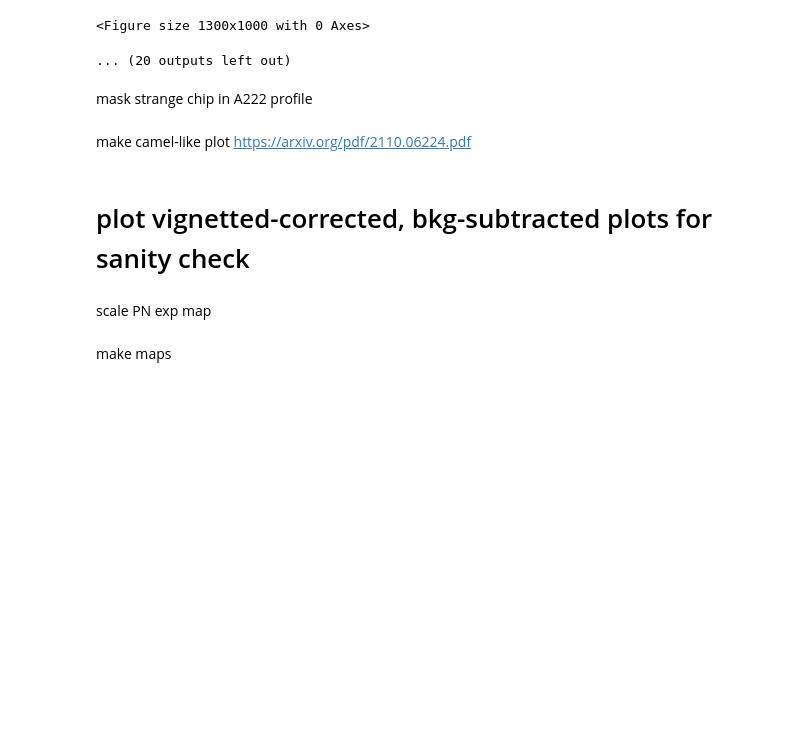
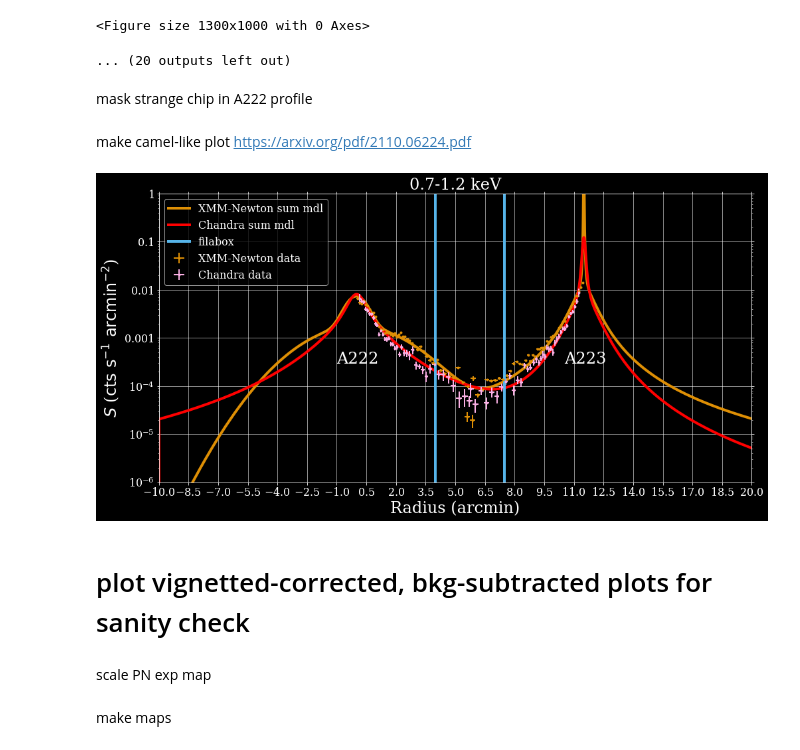
Before and after one commit to yanlingchen1/XMM_datareduction, a Jupyter notebook: extract_clus_profile_pyproffit.ipynb, the cells around one changed output. Saved outputs shown, nothing was run; the diff lists cells and outputs as text; code cells hidden in the pictures; blank space fills up the shorter version.

```diff
--- a/extract_clus_profile_pyproffit.ipynb
+++ b/extract_clus_profile_pyproffit.ipynb
@@ -528,7 +528,7 @@ plt.yscale('linear')
 make camel-like plot
 https://arxiv.org/pdf/2110.06224.pdf
 # %%
-# plt.style.use('dark_background')
+plt.style.use('dark_background')
 
 from glob import glob
 today = '2023-05-11'
@@ -573,7 +573,7 @@ hdul = fits.open(fname)
 dat = hdul[1].data
 mdl = hdul[2].data
 msk = dat['RADIUS'] < 6
-plt.errorbar(dat['RADIUS'][msk], (dat['SB'][msk]-np.power(10, mdl['VALUE'][-1]))/xmm_Aeff, yerr=dat['ERR_SB'][msk]/xmm_Aeff, xerr=dat['WIDTH'][msk], c = 'g',fmt = '.')
+plt.errorbar(dat['RADIUS'][msk], (dat['SB'][msk]-np.power(10, mdl['VALUE'][-1]))/xmm_Aeff, yerr=dat['ERR_SB'][msk]/xmm_Aeff, linewidth=2,xerr=dat['WIDTH'][msk], c = cb[1],fmt = '.')
 xmm_Aeff = 1 #400
 fname = glob(f'{xmm_path}/*A223*EPIC*700-1200*doublebeta_profile_noclfila.fits')[0]
 hdul = fits.open(fname)
@@ -586,7 +586,7 @@ x_a223mdl = np.arange(11.5-10,11.5+10, 0.01)
 y_mdl = np.zeros(x_mdl.shape)
 y_mdl[(x_mdl>(x_a222mdl[0]-0.01))&(x_mdl<=x_a222mdl[-1])] = y_a222mdl
 y_mdl[(x_mdl>=x_a223mdl[0])&(x_mdl<(x_a223mdl[-1]+0.01))] += y_a223mdl
-plt.plot(x_mdl, y_mdl,c = 'g', linestyle = '-', label = 'XMM-Newton sum mdl')
+plt.plot(x_mdl, y_mdl,c = cb[1], linestyle = '-', label = 'XMM-Newton sum mdl')
 msk = dat['RADIUS'] < 6
 
 # plt.errorbar(11.5-dat['RADIUS'][msk], (dat['SB'][msk]-skybg)/xmm_Aeff, yerr=dat['ERR_SB'][msk]/xmm_Aeff, xerr=dat['WIDTH'][msk], c = cb[-5],fmt = 'o', label = 'xmm_wofila')
@@ -597,7 +597,7 @@ hdul = fits.open(fname)
 dat = hdul[1].data
 mdl = hdul[2].data
 msk = dat['RADIUS'] < 6
-plt.errorbar(11.5-dat['RADIUS'][msk], (dat['SB'][msk]-np.power(10, mdl['VALUE'][-1]))/xmm_Aeff, yerr=dat['ERR_SB'][msk]/xmm_Aeff, xerr=dat['WIDTH'][msk], c = 'g',label = 'XMM-Newton data',fmt = '.')
+plt.errorbar(11.5-dat['RADIUS'][msk], (dat['SB'][msk]-np.power(10, mdl['VALUE'][-1]))/xmm_Aeff, yerr=dat['ERR_SB'][msk]/xmm_Aeff, xerr=dat['WIDTH'][msk], c = cb[1],linewidth=2, label = 'XMM-Newton data',fmt = '.')
 
 ### load chandra models
 fname = glob(f'{chandra_path}/*A222*chan*0.7-1.2*doublebeta*10am*')[0]
@@ -648,37 +648,39 @@ msk = dat['RADIUS'] < 6
 
 fname = glob(f'{chandra_path}/*A222*chandra*0.7-1.2*doublebeta_profile_inclfila.fits')[0]
 hdul = fits.open(fname)
 dat = hdul[1].data
 mdl = hdul[2].data
 msk = dat['RADIUS'] < 6
-plt.errorbar(dat['RADIUS'][msk], (dat['SB'])[msk]* chandra_Aeff-np.power(10, mdl['VALUE'][-1]), yerr=dat['ERR_SB'][msk]* chandra_Aeff, xerr=dat['WIDTH'][msk], c = cb[-4],fmt = 'o')
+plt.errorbar(dat['RADIUS'][msk], (dat['SB'])[msk]* chandra_Aeff-np.power(10, mdl['VALUE'][-1]), yerr=dat['ERR_SB'][msk]* chandra_Aeff, xerr=dat['WIDTH'][msk],linewidth=2, c = cb[-4],fmt = '.')
 
 fname = glob(f'{chandra_path}/*A223*chandra*0.7-1.2*doublebeta_profile.fits')[0]
 hdul = fits.open(fname)
 dat = hdul[1].data
 mdl = hdul[2].data
 msk = dat['RADIUS'] < 6
 # plt.errorbar(11.5-dat['RADIUS'][msk], (dat['SB'])[msk]* chandra_Aeff-skybg, yerr=dat['ERR_SB'][msk]* chandra_Aeff, xerr=dat['WIDTH'][msk], c = cb[-2],label = 'chandra_wofila',fmt = 'o')
 
 fname = glob(f'{chandra_path}/*A223*chandra*0.7-1.2*doublebeta_profile_inclfila.fits')[0]
 hdul = fits.open(fname)
 dat = hdul[1].data
 mdl = hdul[2].data
 msk = dat['RADIUS'] < 6
-plt.errorbar(11.5-dat['RADIUS'][msk], (dat['SB'])[msk]* chandra_Aeff-np.power(10, mdl['VALUE'][-1]), yerr=dat['ERR_SB'][msk]* chandra_Aeff, xerr=dat['WIDTH'][msk], c = cb[-4],label = 'Chandra data ',fmt = 'o')
+plt.errorbar(11.5-dat['RADIUS'][msk], (dat['SB'])[msk]* chandra_Aeff-np.power(10, mdl['VALUE'][-1]), yerr=dat['ERR_SB'][msk]* chandra_Aeff, xerr=dat['WIDTH'][msk], c = cb[-4],linewidth=2, label = 'Chandra data ',fmt = '.')
 plt.ylim(1e-6,1)
-plt.xlim(-8.5,20)
+plt.xlim(-8,20)
 plt.text(10.5,3e-4, 'A223')
 plt.text(-1,3e-4, 'A222')
 plt.axvline(4, c= cb[-1])
 plt.axvline(4+3.5, c = cb[-1], label = 'filabox')
 plt.yscale('log')
 plt.ylabel('$S$ ($\\rm cts\ s^{-1}\ arcmin^{-2}$)')
 plt.xlabel('Radius (arcmin)')
 plt.legend()
 plt.xticks(np.arange(-10, 11.5+10,1.5))
-plt.title('0.7-1.2 keV', fontsize=20)
+plt.title('0.7-1.2 keV', fontsize=24)
 plt.savefig(f'{savepath}/camel-poster.png', dpi=600)
+# %% [output]
+[figure, added]
 # %%
 np.power(10, mdl['VALUE'[-1]])
 # %% [markdown]
```
Also changed, not shown: parts of 2 cells of this notebook, 16 other files.
